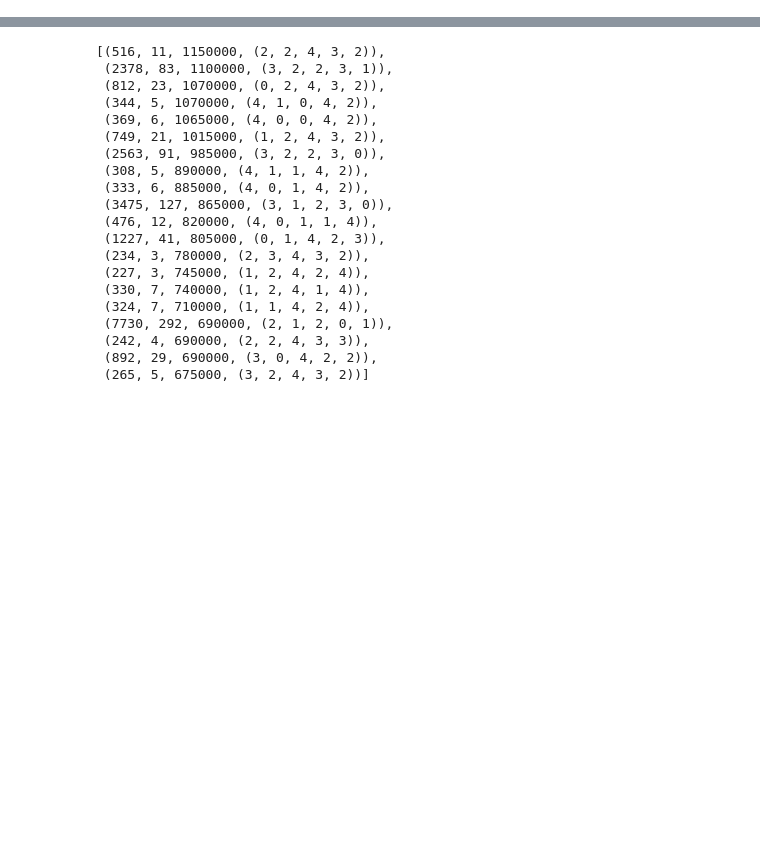
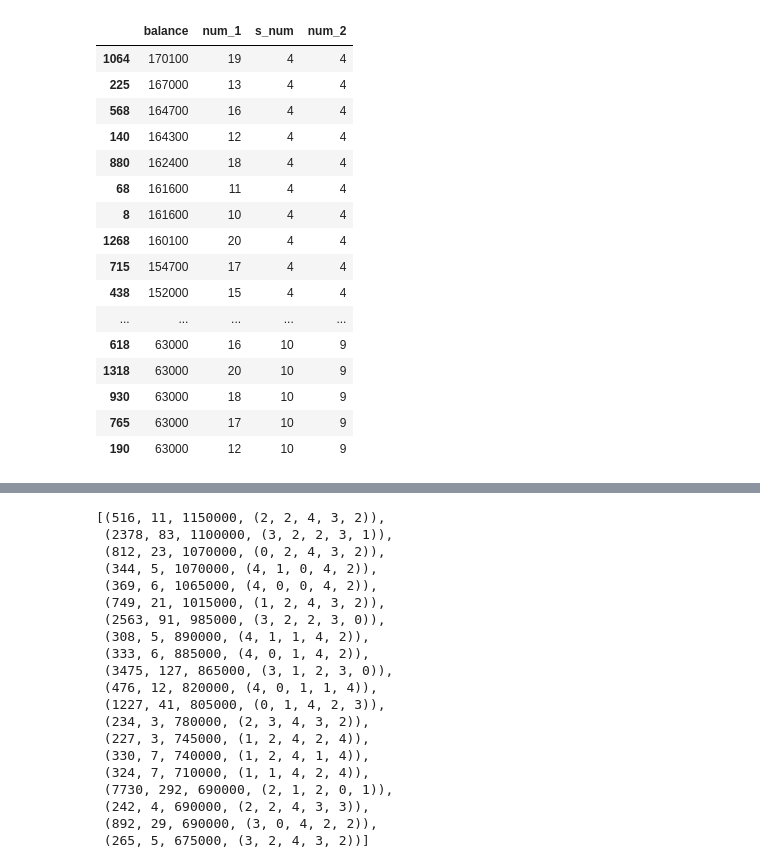
Before and after one commit to CJay-Cipher/virtual_football_league_predictor, a Jupyter notebook: colour_analyzer.ipynb, the cells around one changed output, grey strips where cells are left out. Cells and saved outputs as stored; diff of their text form; code cells hidden in the pictures; blank space fills up the shorter version.

```diff
--- a/colour_analyzer.ipynb
+++ b/colour_analyzer.ipynb
@@ -146,0 +641,21 @@ Total Draws = 3453 --> 2878 minutes --> 48 hours --> 5 days
+# %%
+# df3 = df.copy()
+df3.head(50)
+# %% [output]
+|  | balance | num_1 | s_num | num_2 |
+| 1064 | 170100 | 19 | 4 | 4 |
+| 225 | 167000 | 13 | 4 | 4 |
+| 568 | 164700 | 16 | 4 | 4 |
+| 140 | 164300 | 12 | 4 | 4 |
+| 880 | 162400 | 18 | 4 | 4 |
+| 68 | 161600 | 11 | 4 | 4 |
+| 8 | 161600 | 10 | 4 | 4 |
+| 1268 | 160100 | 20 | 4 | 4 |
+| 715 | 154700 | 17 | 4 | 4 |
+| 438 | 152000 | 15 | 4 | 4 |
+| ... | ... | ... | ... | ... |
+| 618 | 63000 | 16 | 10 | 9 |
+| 1318 | 63000 | 20 | 10 | 9 |
+| 930 | 63000 | 18 | 10 | 9 |
+| 765 | 63000 | 17 | 10 | 9 |
+| 190 | 63000 | 12 | 10 | 9 |
```
Also changed, not shown: parts of 22 cells of this notebook, 7 other files.
